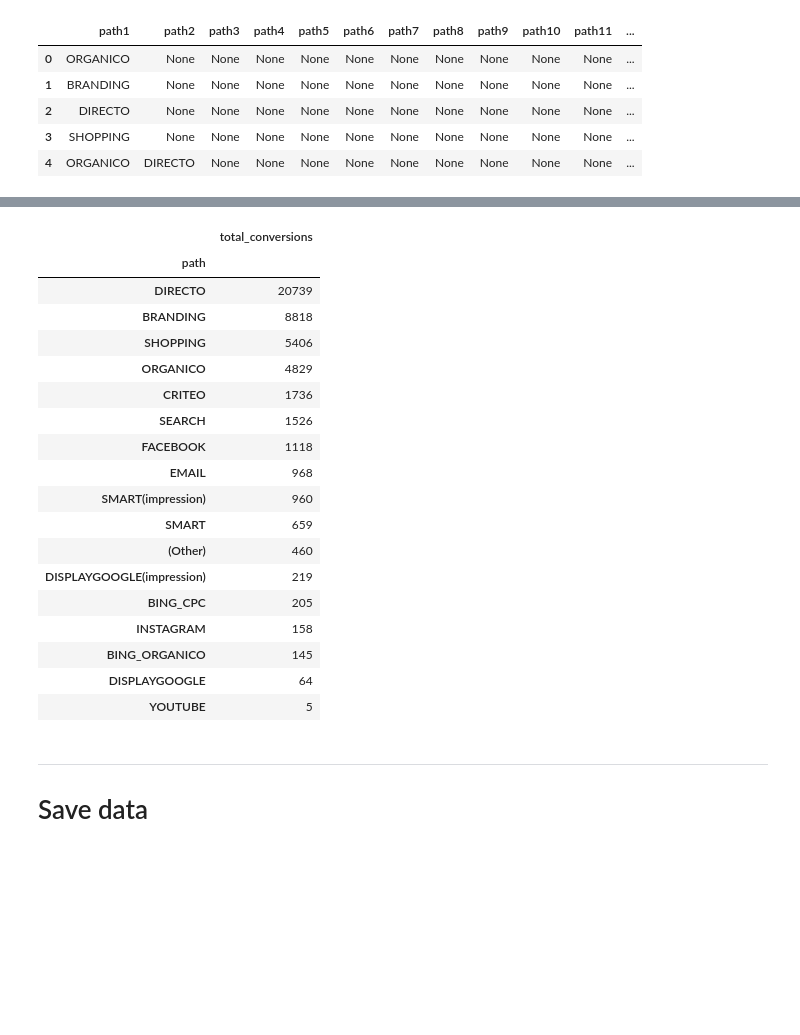
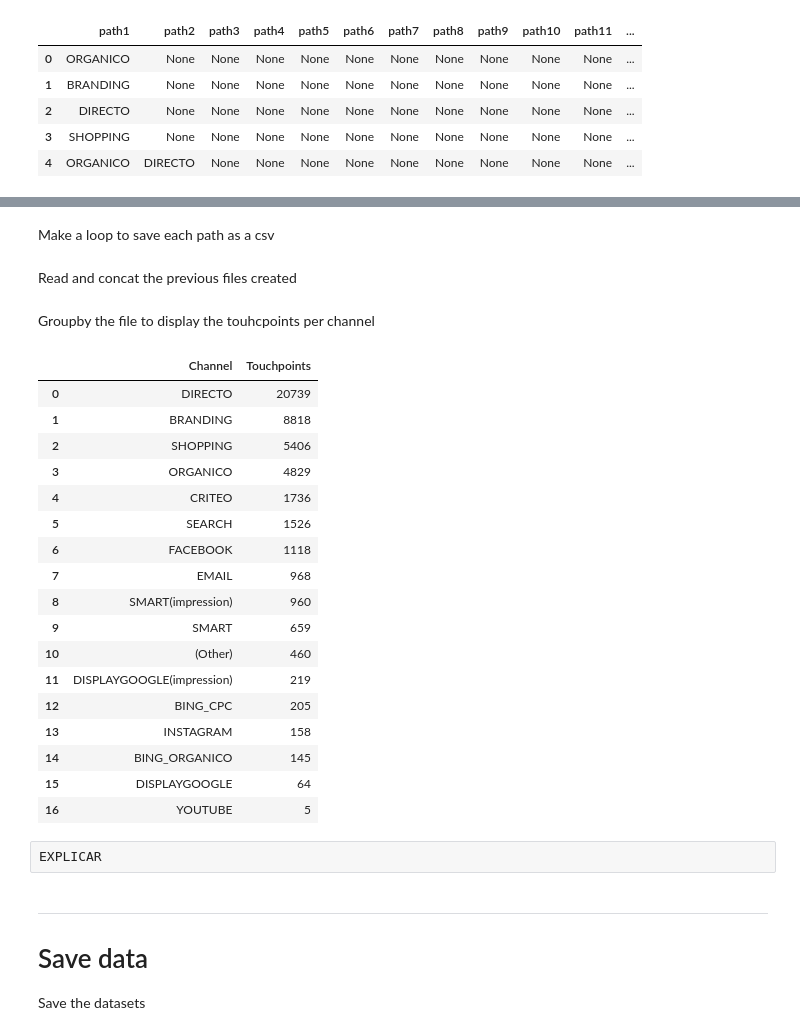
Before and after one commit to trimiguel/tfm, a Jupyter notebook: ufo/notebook/ufo.ipynb, the cells around one changed output, grey strips where cells are left out. Saved outputs shown, nothing was run; the diff lists cells and outputs as text; code cells hidden in the pictures; blank space fills up the shorter version.

```diff
--- a/ufo/notebook/ufo.ipynb
+++ b/ufo/notebook/ufo.ipynb
@@ -215,2 +225,4 @@ pwd
+# %% [markdown]
+Make a loop to save each path as a csv
 # %%
 for i in range(len(c)-1):
@@ -221,4 +242,6 @@ for i in range(len(c)-1):
     df_groupby.to_csv('./data/touchpoints/' + file + '.csv')
+# %% [markdown]
+Read and concat the previous files created
 # %%
 #format extension
 extension = 'csv'
@@ -228,30 +251,44 @@ all_filenames = [i for i in glob.glob('./data/touchpoints/*.{}'.format(extension
 
 #combine all files in the list
 df = pd.concat([pd.read_csv(f, sep=',', error_bad_lines=True, index_col=0) for f in all_filenames])
+# %% [markdown]
+Groupby the file to display the touhcpoints per channel
 # %%
+#groupby
 df = df.groupby(by='path').agg({'total_conversions':'sum'}).sort_values(by='total_conversions', ascending=False)
+
+#reset index
+df = df.reset_index()
+
+#rename
+df = df.rename(index=str, columns = {'path': 'Channel', 'total_conversions': 'Touchpoints'})
+
+#show
 df
 # %% [output]
-|  | total_conversions |
-| path |  |
-| DIRECTO | 20739 |
-| BRANDING | 8818 |
-| SHOPPING | 5406 |
-| ORGANICO | 4829 |
-| CRITEO | 1736 |
-| SEARCH | 1526 |
-| FACEBOOK | 1118 |
-| EMAIL | 968 |
-| SMART(impression) | 960 |
-| SMART | 659 |
-| (Other) | 460 |
-| DISPLAYGOOGLE(impression) | 219 |
-| BING_CPC | 205 |
-| INSTAGRAM | 158 |
-| BING_ORGANICO | 145 |
-| DISPLAYGOOGLE | 64 |
-| YOUTUBE | 5 |
+|  | Channel | Touchpoints |
+| 0 | DIRECTO | 20739 |
+| 1 | BRANDING | 8818 |
+| 2 | SHOPPING | 5406 |
+| 3 | ORGANICO | 4829 |
+| 4 | CRITEO | 1736 |
+| 5 | SEARCH | 1526 |
+| 6 | FACEBOOK | 1118 |
+| 7 | EMAIL | 968 |
+| 8 | SMART(impression) | 960 |
+| 9 | SMART | 659 |
+| 10 | (Other) | 460 |
+| 11 | DISPLAYGOOGLE(impression) | 219 |
+| 12 | BING_CPC | 205 |
+| 13 | INSTAGRAM | 158 |
+| 14 | BING_ORGANICO | 145 |
+| 15 | DISPLAYGOOGLE | 64 |
+| 16 | YOUTUBE | 5 |
+# %% [raw]
+EXPLICAR
 # %% [markdown]
 -----------------------------------------------------------------------------------
 <a name='save'></a>
 # Save data
+
+Save the datasets
```
Also changed, not shown: parts of 32 cells of this notebook.
